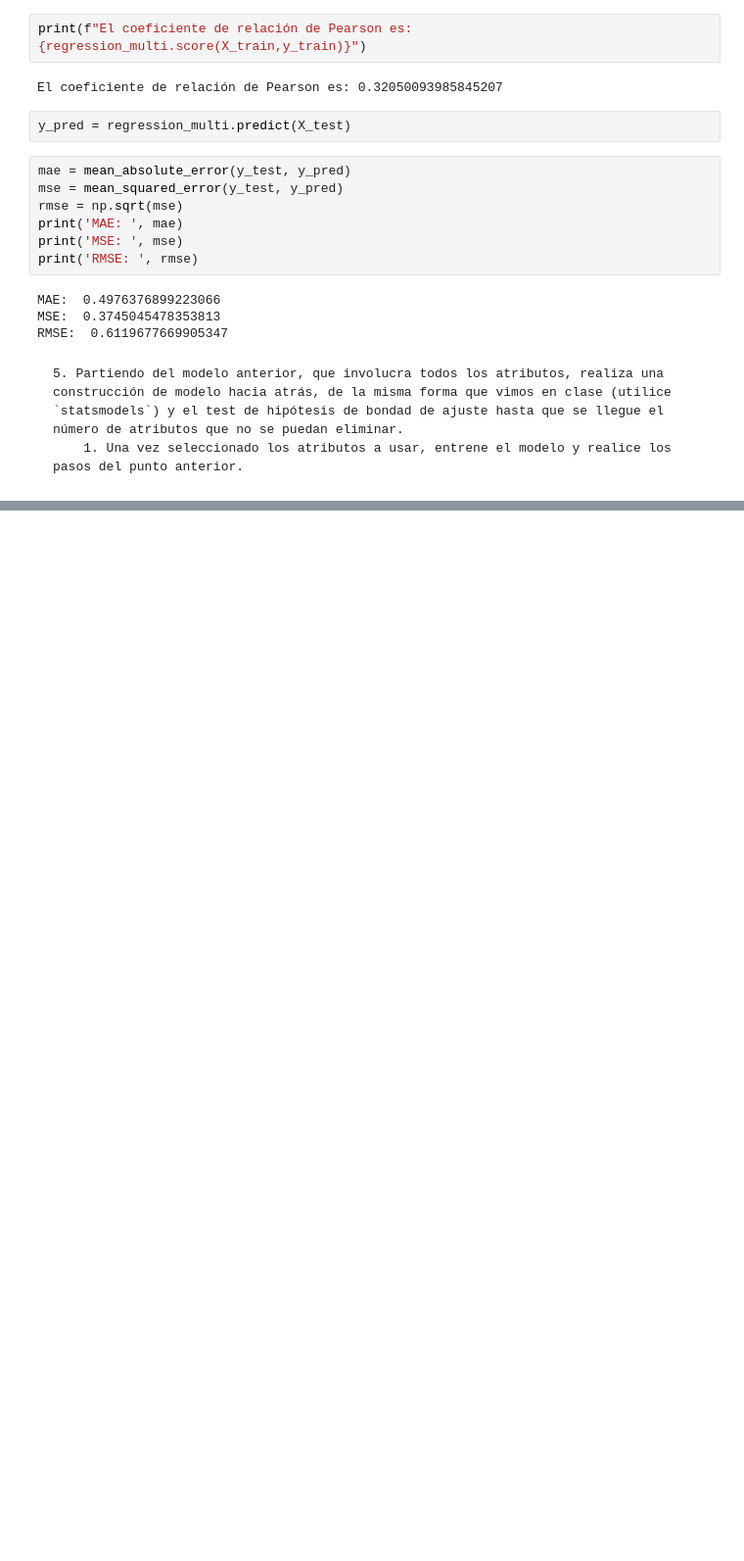
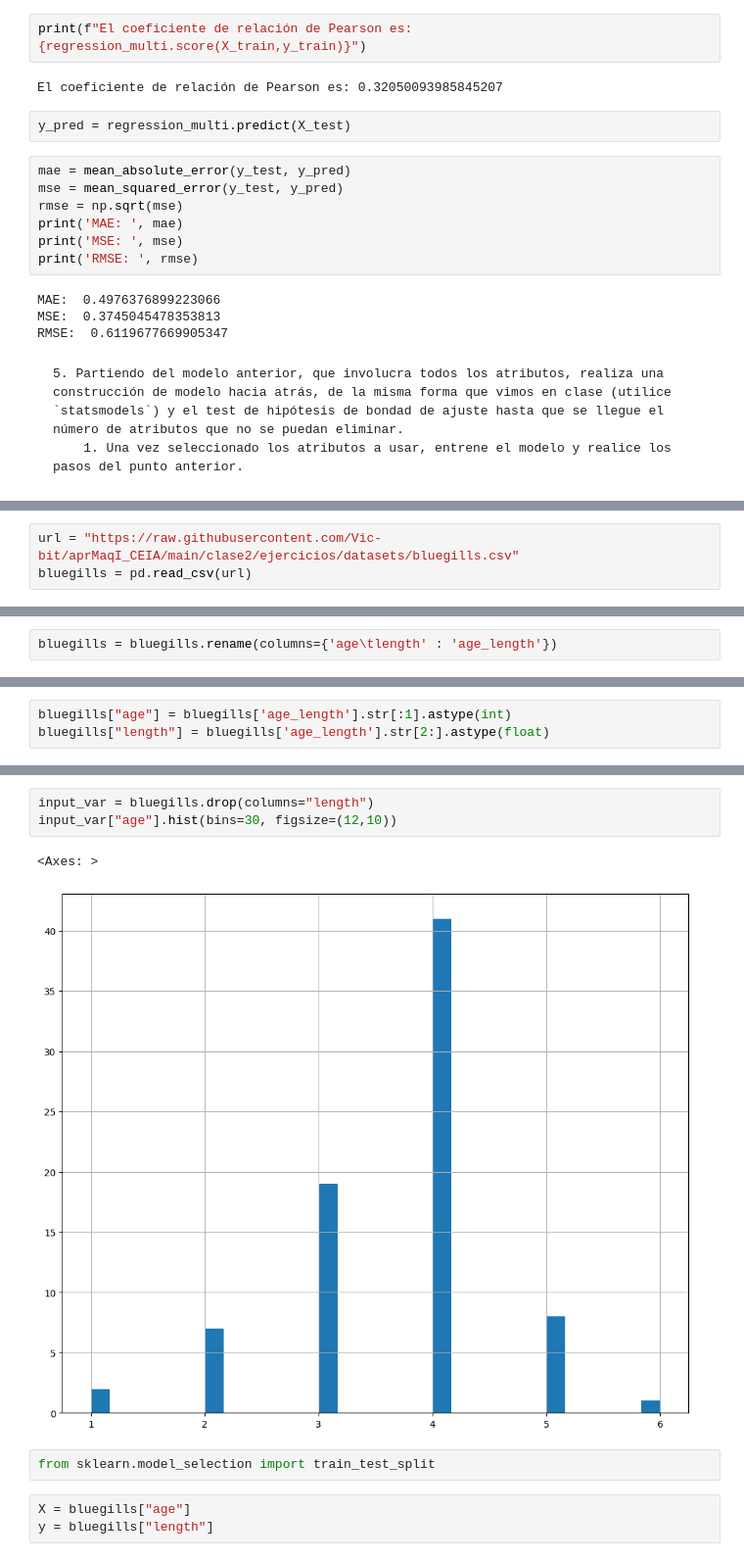
Before and after one commit to Vic-bit/aprMaqI_CEIA, a Jupyter notebook: clase2/ejercicios/wineEj2.ipynb, the cells around one changed output, grey strips where cells are left out. Shown at 98% size. Cells and saved outputs as stored; diff of their text form; blank space fills up the shorter version.

Commit message:
Ejercicio clase 3 parte 1

```diff
--- a/clase2/ejercicios/wineEj2.ipynb
+++ b/clase2/ejercicios/wineEj2.ipynb
@@ -257,0 +263,3 @@ RMSE:  0.6119677669905347
+# %%
+url = "https://raw.githubusercontent.com/Vic-bit/aprMaqI_CEIA/main/clase2/ejercicios/datasets/bluegills.csv"
+bluegills = pd.read_csv(url)
@@ -257,0 +286,2 @@ RMSE:  0.6119677669905347
+# %%
+bluegills = bluegills.rename(columns={'age\tlength' : 'age_length'})
@@ -257,0 +297,3 @@ RMSE:  0.6119677669905347
+# %%
+bluegills["age"] = bluegills['age_length'].str[:1].astype(int)
+bluegills["length"] = bluegills['age_length'].str[2:].astype(float)
@@ -257,0 +309,11 @@ RMSE:  0.6119677669905347
+# %%
+input_var = bluegills.drop(columns="length")
+input_var["age"].hist(bins=30, figsize=(12,10))
+# %% [output]
+<Axes: >
+[figure, added]
+# %%
+from sklearn.model_selection import train_test_split
+# %%
+X = bluegills["age"]
+y = bluegills["length"]
```
Also changed, not shown: parts of 19 cells of this notebook, 1 other file.
